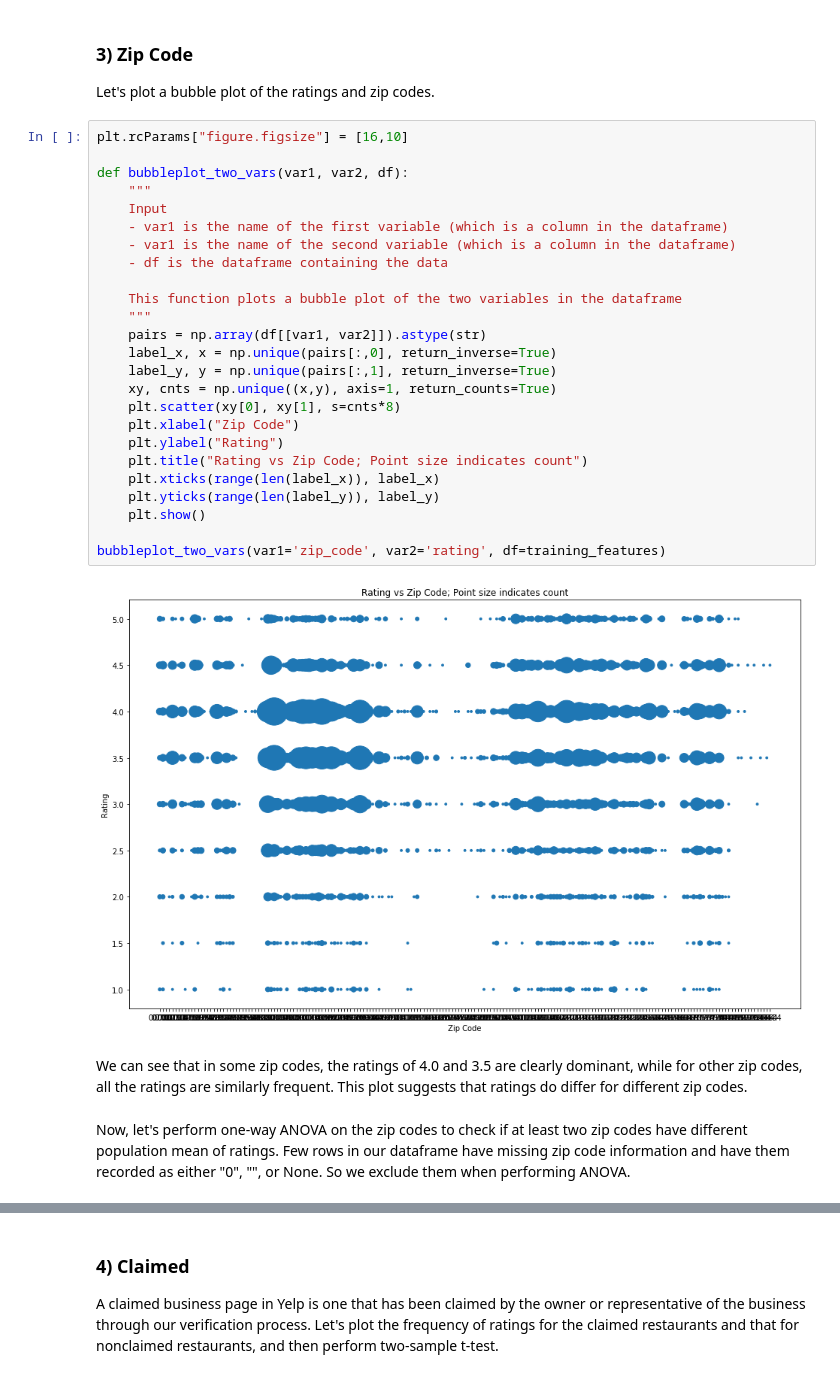
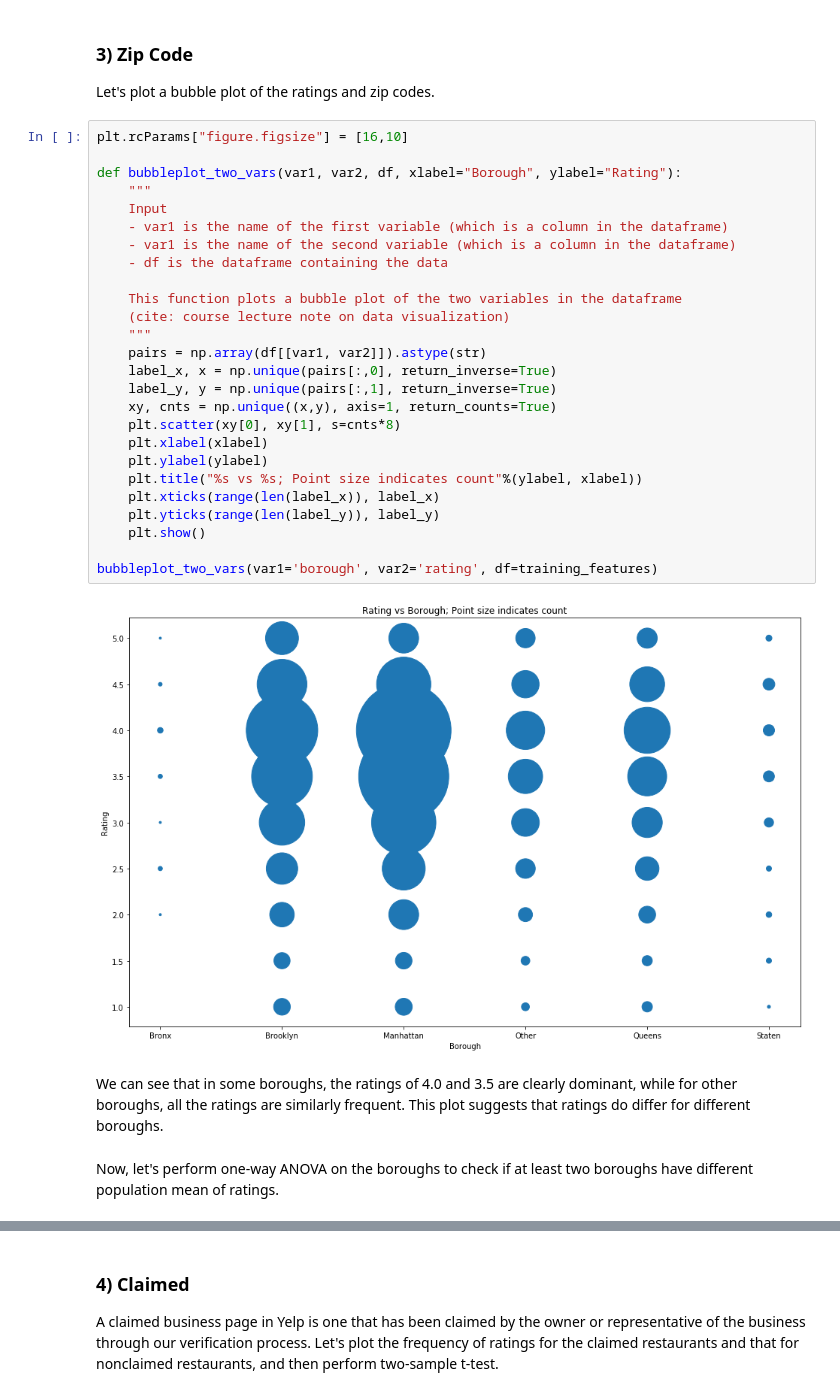
Before and after one commit to sandershihacker/yelp-rating-prediction, a Jupyter notebook: yelp_rating_prediction.ipynb, the cells around one changed output, grey strips where cells are left out. Saved outputs shown, nothing was run; the diff lists cells and outputs as text.

Commit message:
mapped zipcode to borough, more analyses on hours

```diff
--- a/yelp_rating_prediction.ipynb
+++ b/yelp_rating_prediction.ipynb
@@ -472,32 +522,33 @@ Let's plot a bubble plot of the ratings and zip codes.
 # %%
 plt.rcParams["figure.figsize"] = [16,10]
 
-def bubbleplot_two_vars(var1, var2, df):
+def bubbleplot_two_vars(var1, var2, df, xlabel="Borough", ylabel="Rating"):
     """
     Input
     - var1 is the name of the first variable (which is a column in the dataframe)
     - var1 is the name of the second variable (which is a column in the dataframe)
     - df is the dataframe containing the data
 
     This function plots a bubble plot of the two variables in the dataframe
+    (cite: course lecture note on data visualization)
     """
     pairs = np.array(df[[var1, var2]]).astype(str)
     label_x, x = np.unique(pairs[:,0], return_inverse=True)
     label_y, y = np.unique(pairs[:,1], return_inverse=True)
     xy, cnts = np.unique((x,y), axis=1, return_counts=True)
     plt.scatter(xy[0], xy[1], s=cnts*8)
-    plt.xlabel("Zip Code")
-    plt.ylabel("Rating")
-    plt.title("Rating vs Zip Code; Point size indicates count")
+    plt.xlabel(xlabel)
+    plt.ylabel(ylabel)
+    plt.title("%s vs %s; Point size indicates count"%(ylabel, xlabel))
     plt.xticks(range(len(label_x)), label_x)
     plt.yticks(range(len(label_y)), label_y)
     plt.show()
 
-bubbleplot_two_vars(var1='zip_code', var2='rating', df=training_features)
+bubbleplot_two_vars(var1='borough', var2='rating', df=training_features)
 # %% [output]
-[figure, old version]
+[figure, new version]
 # %% [markdown]
-We can see that in some zip codes, the ratings of 4.0 and 3.5 are clearly dominant, while for other zip codes, all the ratings are similarly frequent. This plot suggests that ratings do differ for different zip codes.
+We can see that in some boroughs, the ratings of 4.0 and 3.5 are clearly dominant, while for other boroughs, all the ratings are similarly frequent. This plot suggests that ratings do differ for different boroughs.
 # %% [markdown]
-Now, let's perform one-way ANOVA on the zip codes to check if at least two zip codes have different population mean of ratings. Few rows in our dataframe have missing zip code information and have them recorded as either "0", "", or None. So we exclude them when performing ANOVA.
+Now, let's perform one-way ANOVA on the boroughs to check if at least two boroughs have different population mean of ratings.
 # %%
```
Also changed, not shown: parts of 25 cells of this notebook, 1 other file.
